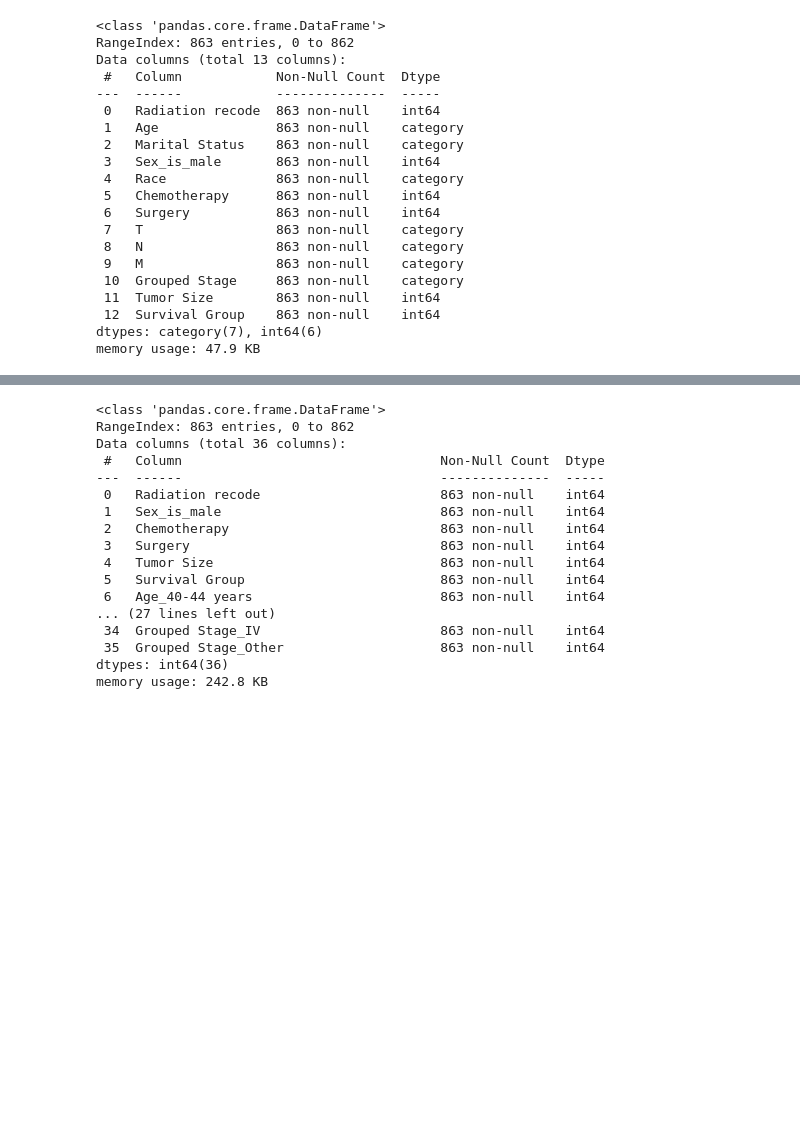
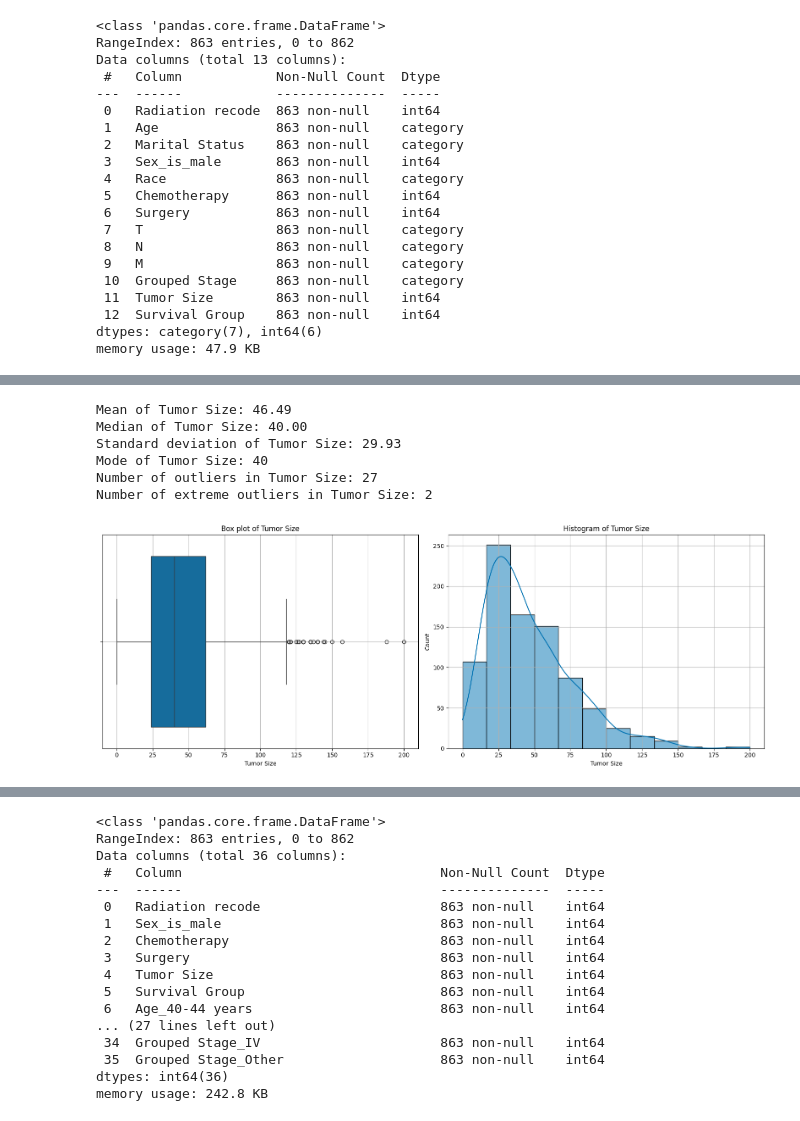
Before and after one commit to MSWinds/C-SCLC-PrognosisML, a Jupyter notebook: data1_preprocessing.ipynb, the cells around one changed output, grey strips where cells are left out. Saved outputs shown, nothing was run; the diff lists cells and outputs as text; code cells hidden in the pictures; blank space fills up the shorter version.

```diff
--- a/data1_preprocessing.ipynb
+++ b/data1_preprocessing.ipynb
@@ -86,0 +172,10 @@ memory usage: 47.9 KB
+# %%
+data_exploration(df, 'Tumor Size')
+# %% [output]
+Mean of Tumor Size: 46.49
+Median of Tumor Size: 40.00
+Standard deviation of Tumor Size: 29.93
+Mode of Tumor Size: 40
+Number of outliers in Tumor Size: 27
+Number of extreme outliers in Tumor Size: 2
+[figure, added]
```
Also changed, not shown: parts of 6 cells of this notebook, 2 other files.
